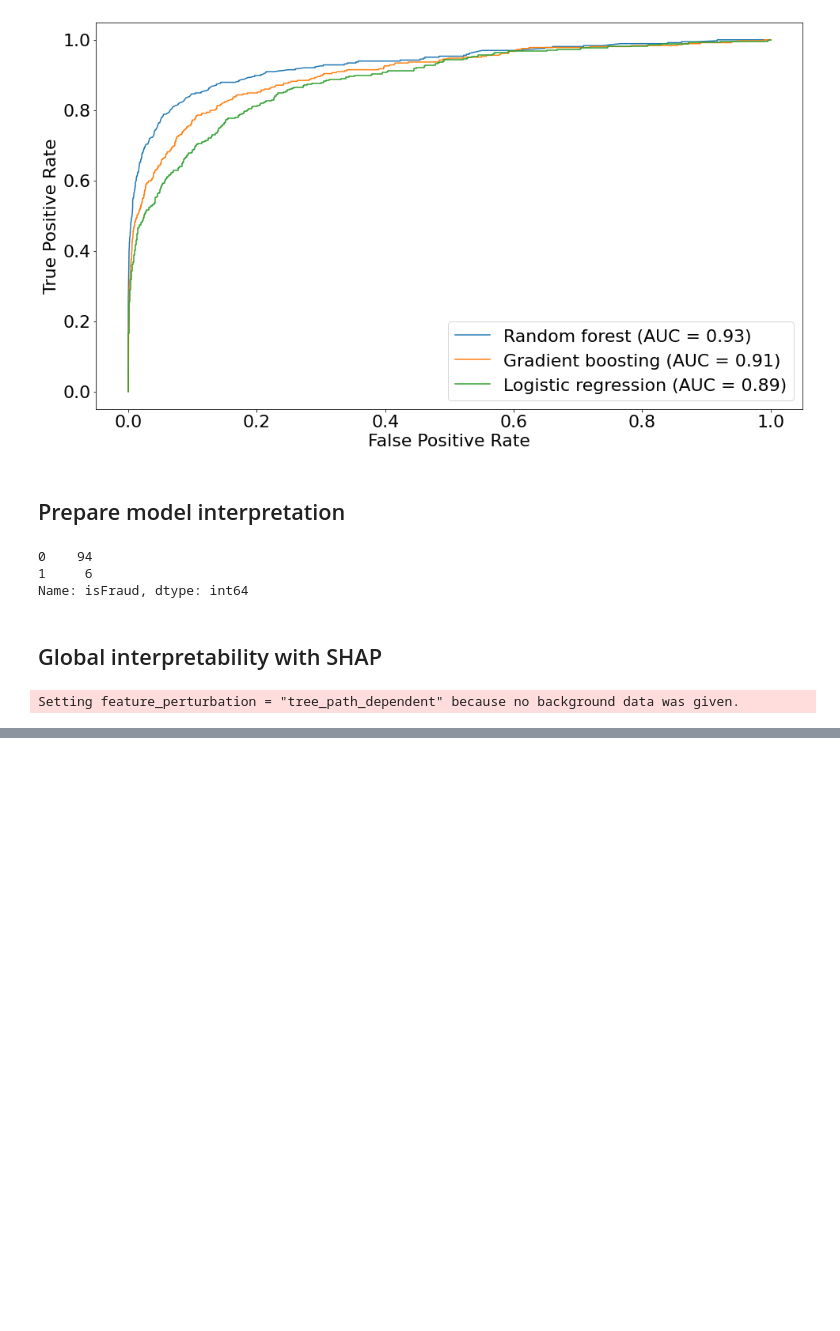
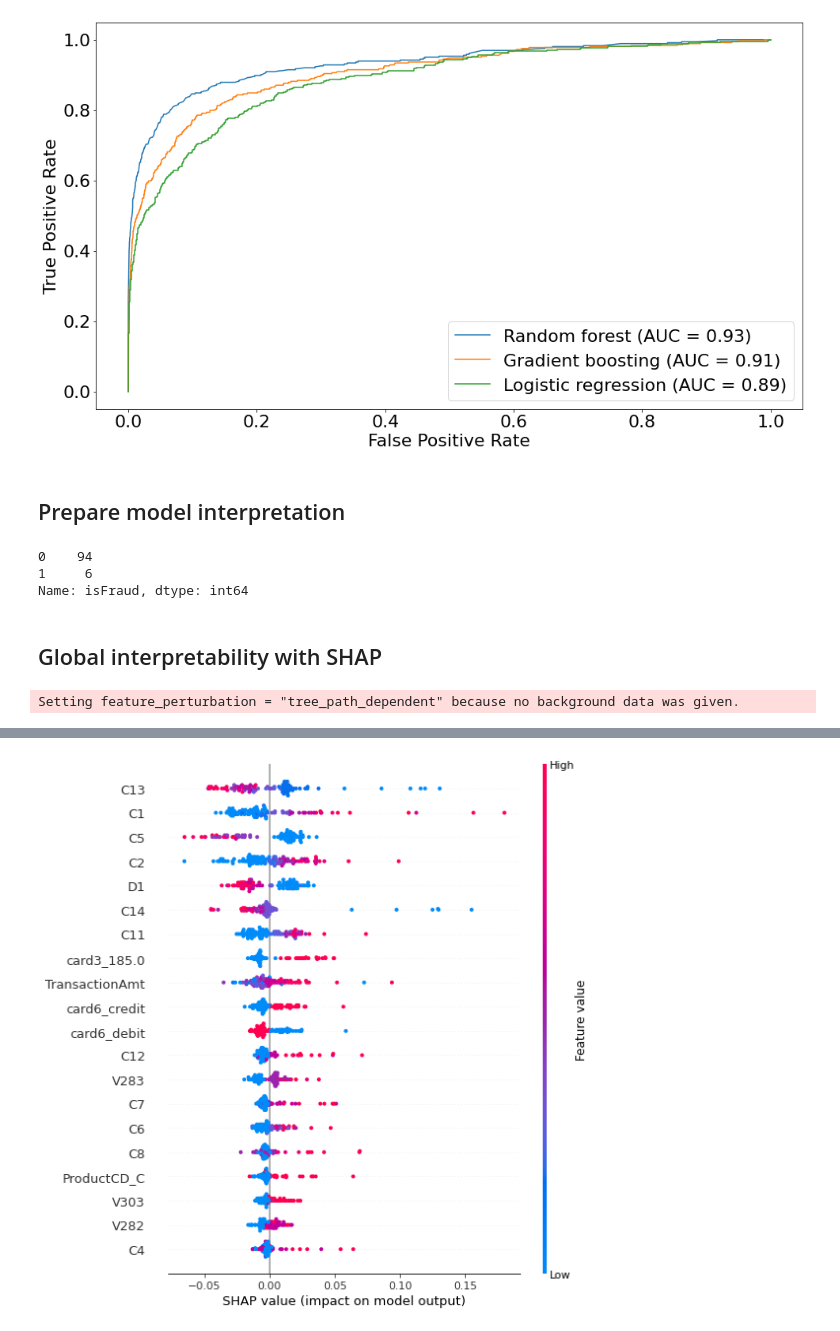
Before and after one commit to felixpeters/ml-experiments, a Jupyter notebook: finance/fraud-detection/Vesta_Kaggle_Competition.ipynb, the cells around one changed output, grey strips where cells are left out. Cells and saved outputs as stored; diff of their text form; code cells hidden in the pictures; blank space fills up the shorter version.

```diff
--- a/finance/fraud-detection/Vesta_Kaggle_Competition.ipynb
+++ b/finance/fraud-detection/Vesta_Kaggle_Competition.ipynb
@@ -510,0 +518,8 @@ Setting feature_perturbation = "tree_path_dependent" because no background data
+# %%
+tree_exp = shap.TreeExplainer(model, data=X_sample, model_output='probability')
+# %%
+shap_vals = tree_exp.shap_values(X_sample)
+# %%
+shap.summary_plot(shap_vals[1], X_sample)
+# %% [output]
+[figure, added]
```
Also changed, not shown: parts of 11 cells of this notebook, 1 other file.
